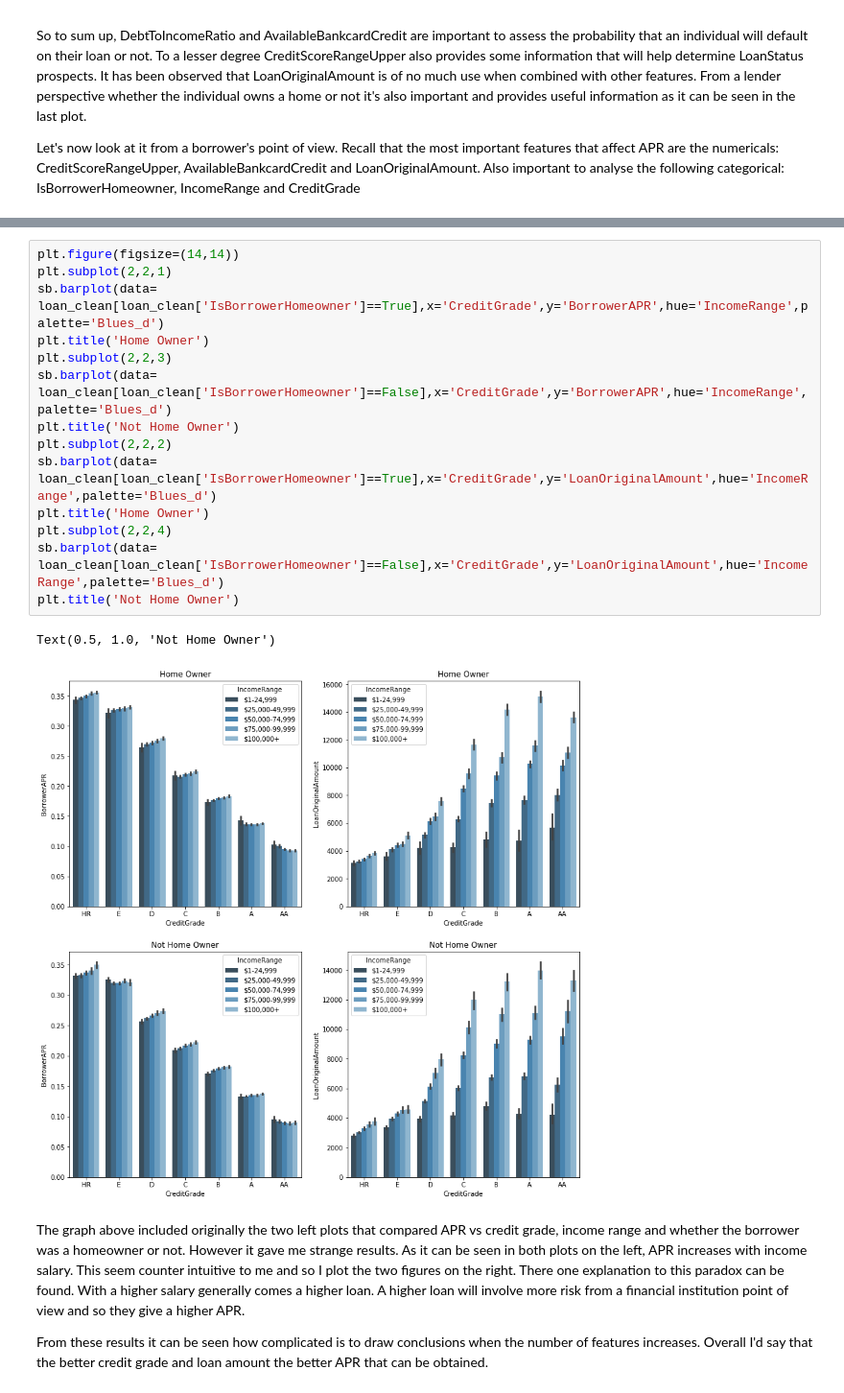
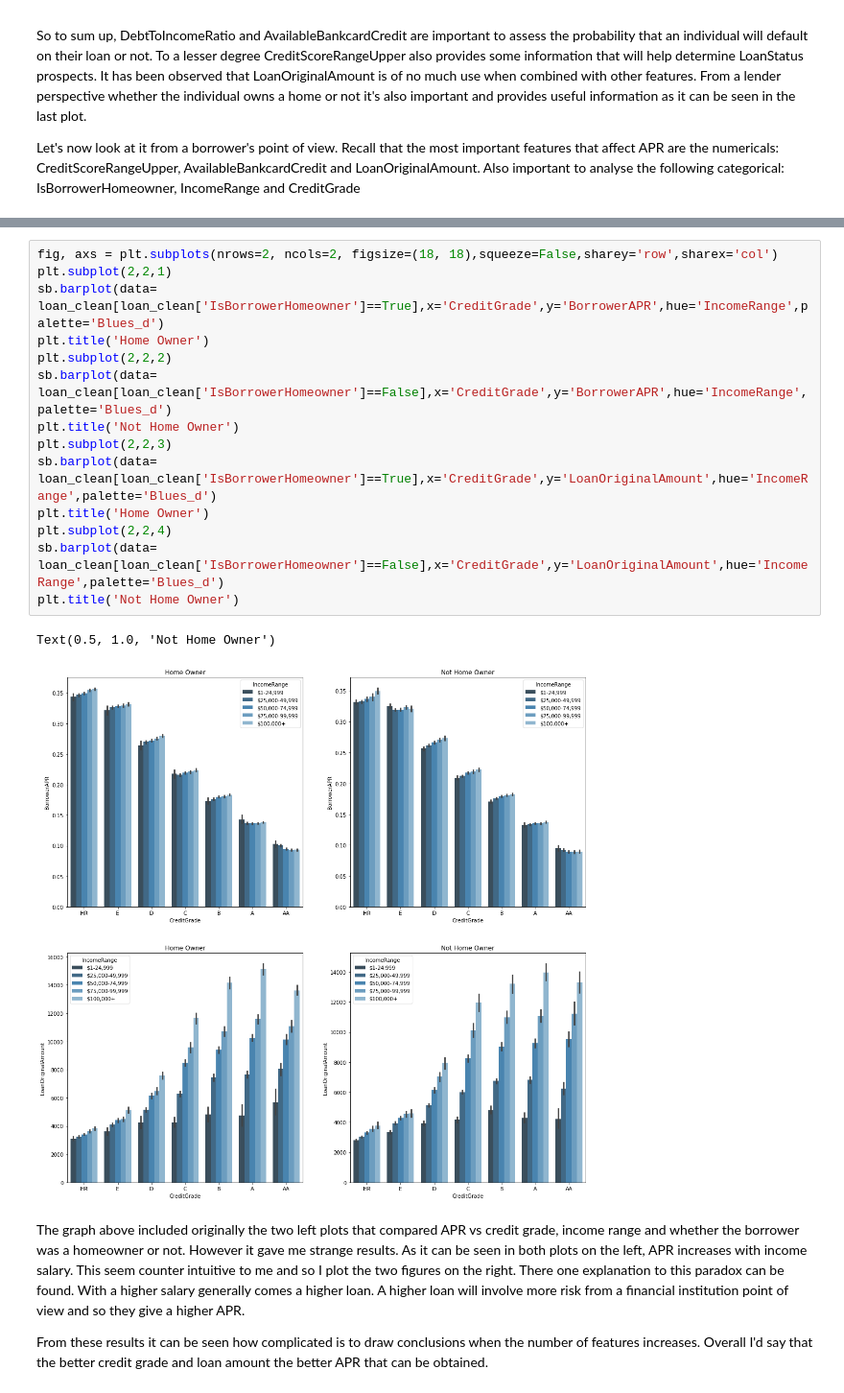
Before and after one commit to aleromar/LoanDataVisuals, a Jupyter notebook: exploration_template.ipynb, the cells around one changed output, grey strips where cells are left out. Shown at 96% size. Saved outputs shown, nothing was run; the diff lists cells and outputs as text.

```diff
--- a/exploration_template.ipynb
+++ b/exploration_template.ipynb
@@ -1352,20 +1353,20 @@ color_bar.draw_all()
 # %%
-plt.figure(figsize=(14,14))
+fig, axs = plt.subplots(nrows=2, ncols=2, figsize=(18, 18),squeeze=False,sharey='row',sharex='col')
 plt.subplot(2,2,1)
 sb.barplot(data= loan_clean[loan_clean['IsBorrowerHomeowner']==True],x='CreditGrade',y='BorrowerAPR',hue='IncomeRange',palette='Blues_d')
 plt.title('Home Owner')
-plt.subplot(2,2,3)
+plt.subplot(2,2,2)
 sb.barplot(data= loan_clean[loan_clean['IsBorrowerHomeowner']==False],x='CreditGrade',y='BorrowerAPR',hue='IncomeRange',palette='Blues_d')
 plt.title('Not Home Owner')
-plt.subplot(2,2,2)
+plt.subplot(2,2,3)
 sb.barplot(data= loan_clean[loan_clean['IsBorrowerHomeowner']==True],x='CreditGrade',y='LoanOriginalAmount',hue='IncomeRange',palette='Blues_d')
 plt.title('Home Owner')
 plt.subplot(2,2,4)
 sb.barplot(data= loan_clean[loan_clean['IsBorrowerHomeowner']==False],x='CreditGrade',y='LoanOriginalAmount',hue='IncomeRange',palette='Blues_d')
 plt.title('Not Home Owner')
 # %% [output]
 Text(0.5, 1.0, 'Not Home Owner')
-[figure, old version]
+[figure, new version]
 # %% [markdown]
 The graph above included originally the two left plots that compared APR vs credit grade, income range and whether the borrower was a homeowner or not. However it gave me strange results. As it can be seen in both plots on the left, APR increases with income salary. This seem counter intuitive to me and so I plot the two figures on the right. There one explanation to this paradox can be found. With a higher salary generally comes a higher loan. A higher loan will involve more risk from a financial institution point of view and so they give a higher APR.
 
```
Also changed, not shown: parts of 7 cells of this notebook.
